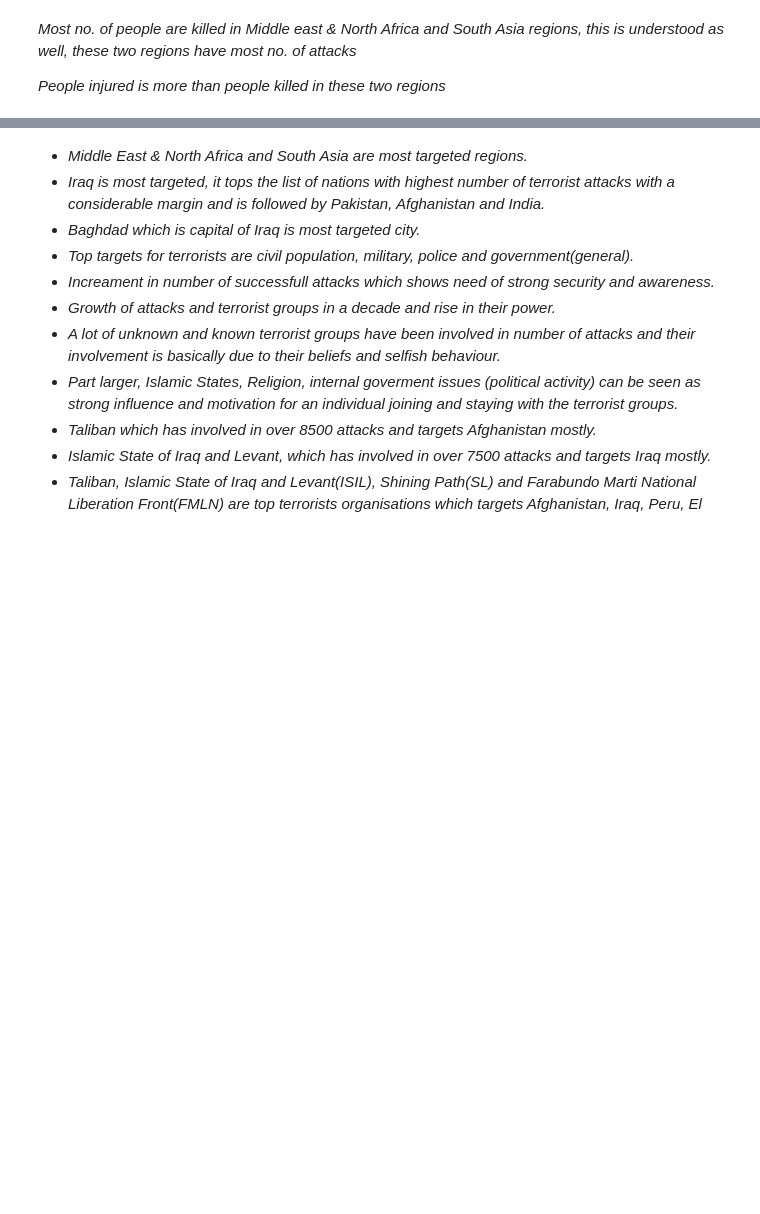
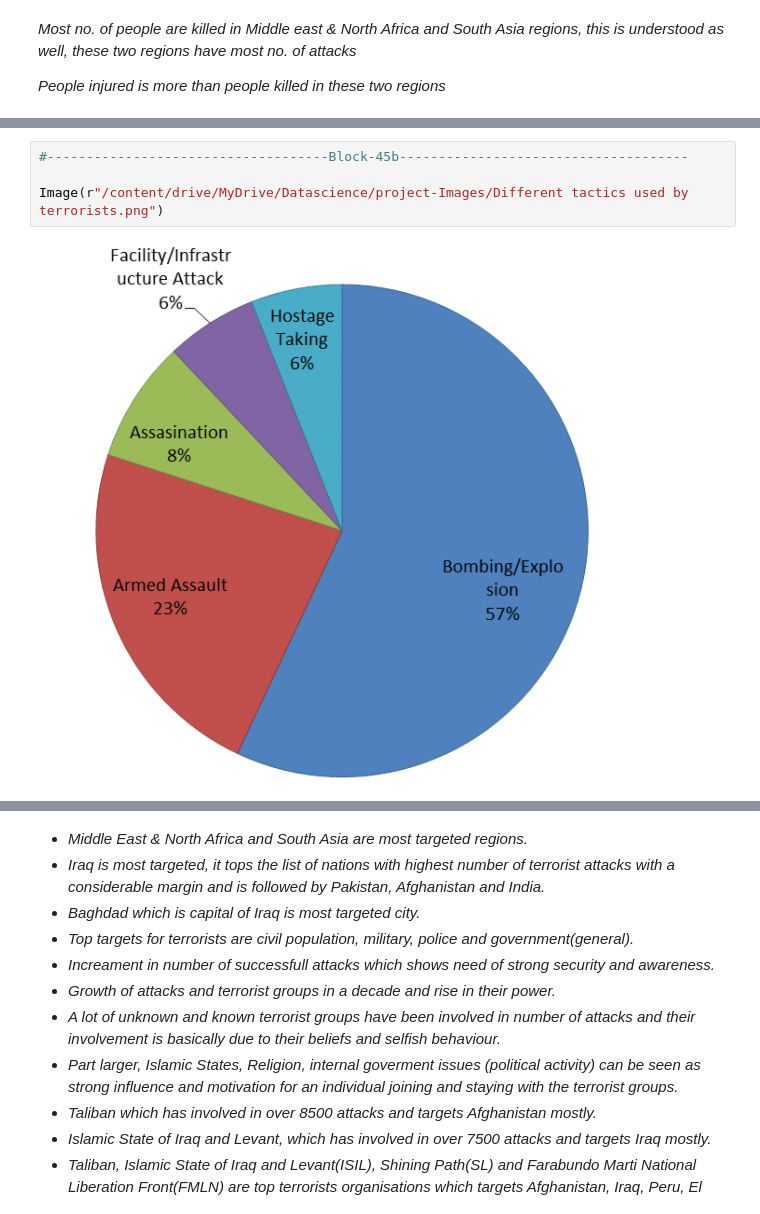
Before and after one commit to kiran9615/EDA-Global-Terrorism, a Jupyter notebook: EDA_on_Global_Terrorism.ipynb, the cells around one changed output, grey strips where cells are left out. Cells and saved outputs as stored; diff of their text form; blank space fills up the shorter version.

```diff
--- a/EDA_on_Global_Terrorism.ipynb
+++ b/EDA_on_Global_Terrorism.ipynb
@@ -829,0 +842,6 @@ Image(r"/content/drive/MyDrive/Datascience/project-Images/No. of people injured
+# %%
+#------------------------------------Block-45b-------------------------------------
+
+Image(r"/content/drive/MyDrive/Datascience/project-Images/Different tactics used by terrorists.png")
+# %% [output]
+[figure, added]
```
Also changed, not shown: parts of 14 cells of this notebook.
